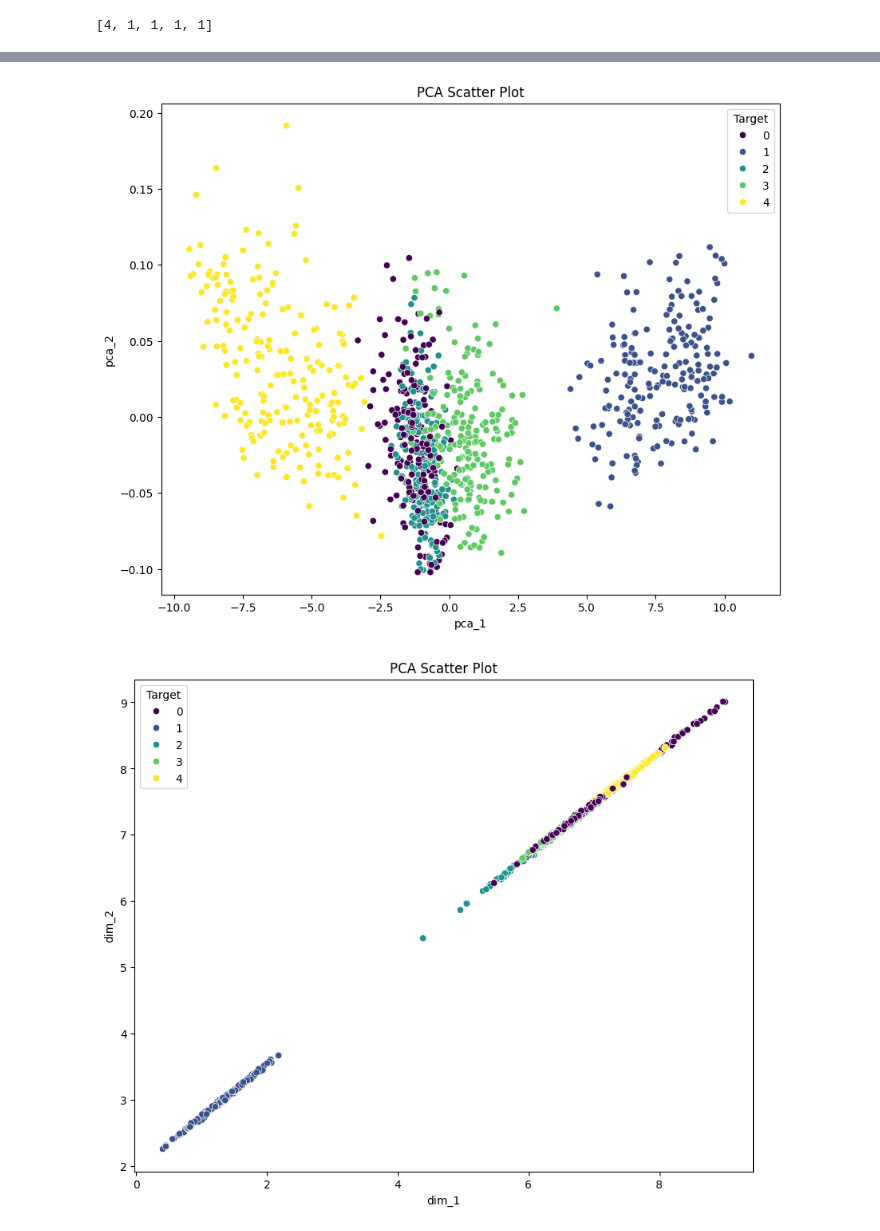
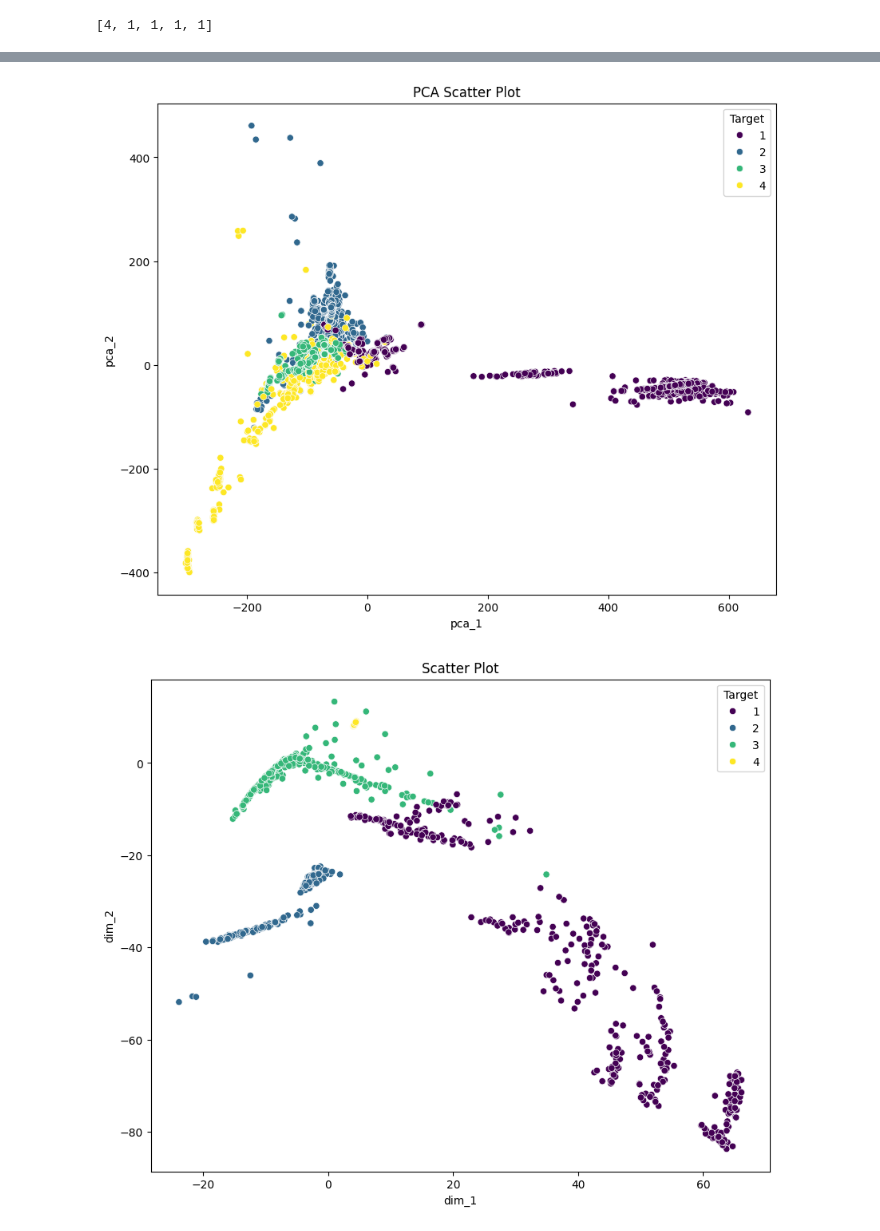
Before and after one commit to KingGeon/ml-testbed, a Jupyter notebook: notebooks/test.ipynb, the cells around one changed output, grey strips where cells are left out. Saved outputs shown, nothing was run; the diff lists cells and outputs as text; code cells hidden in the pictures.

```diff
--- a/notebooks/test.ipynb
+++ b/notebooks/test.ipynb
@@ -19,7 +25,0 @@ checkpoint = torch.load('/home/geon/dev_geon/ml-testbed/src/models/components/my
-# %%
-# 모델 불러오기
-
-loaded_model = CONV_LSTM_Classifier(use_raw = True, use_envelope = True,use_envelope_spectrum = False,  use_stat= True, dense1_out_size = 64, output_size = 5)
-
-# 모델 가중치 불러오기
-loaded_model.load_state_dict(torch.load('/home/geon/dev_geon/ml-testbed/src/models/components/my_model_weights.pth'))
@@ -252,7 +312,7 @@ for motor_power in test_motor_power:
 print(fault_type_count_list)
 
 for motor_power in tqdm.tqdm(test_motor_power, desc='Processing Motor Powers'):
-    test_rms_list, test_motor_data, test_motor_targets = process_motor_power(root, motor_power, 50, fault_type_count_list)
+    test_motor_data, test_motor_targets = process_motor_power(root, motor_power, 50, fault_type_count_list)
 # %% [output]
 [4, 1, 1, 1, 1]
 # %%
@@ -261,8 +321,9 @@ import tqdm
 from typing import List, Tuple
 import librosa
 import scipy.signal as signal
-
-val_motor_power: List[str] = ["11kW"]
+#["2.2kW","3.7kW","15kW","37kW","7.5kW","18.5kW","30kW","55kW","22kW"]
+#["7.5kW","18.5kW","30kW","55kW","22kW"]
+val_motor_power: List[str] = []
 fault_type_dict = {
     "정상": 0,
     "베어링불량": 1,
@@ -271,19 +332,27 @@ fault_type_dict = {
     "회전체불평형": 4
 }
 root: str = "/home/mongoose01/mongooseai/data/cms/open_source/AI_hub/기계시설물 고장 예지 센서/Training/vibration"
-test_data_list = []
-test_target_list = []
-test_rms_list = []
+
 fault_type_count_list = [0, 0, 0, 0, 0]
-
-for motor_power in val_motor_power:
+train_motor_power = sorted(list(set(os.listdir(root))  - set(test_motor_power) - set(val_motor_power)))
+for motor_power in train_motor_power:
     motor_power_path = os.path.join(root, motor_power)
     for motor in os.listdir(motor_power_path):
         for fault in os.listdir(os.path.join(motor_power_path, motor)):
             fault_type_count_list[fault_type_dict[fault]] += 1
 
 print(fault_type_count_list)
+val_data_list = []
+val_target_list = []
+for motor_power in tqdm.tqdm(train_motor_power, desc='Processing Motor Powers'):
+    val_motor_data, val_motor_targets = process_motor_power(root, motor_power, 120, fault_type_count_list)
+    val_data_list.extend(val_motor_data)
+    val_target_list.extend(val_motor_targets)
+"""
+for motor_power in tqdm.tqdm(test_motor_power, desc='Processing Motor Powers'):
+            motor_data, motor_targets = process_motor_power_normal(root, motor_power, 200, fault_type_count_list)
+            val_data_list.extend(motor_data)
+            val_target_list.extend(motor_targets)
 
-for motor_power in tqdm.tqdm(val_motor_power, desc='Processing Motor Powers'):
-    val_rms_list, val_motor_data, val_motor_targets = process_motor_power(root, motor_power, 50, fault_type_count_list)
+"""
 # %% [output]
@@ -322,7 +361,7 @@ for motor_power in tqdm.tqdm(val_motor_power, desc='Processing Motor Powers'):
 # %%
 
 test_stacked_array = np.stack(test_motor_data[:],axis = 0)
-val_stacked_array = np.stack(val_motor_data[:],axis = 0)
+val_stacked_array = np.stack(val_data_list[:],axis = 0)
 # %%
 
 test_hi = loaded_model.forward(torch.Tensor(test_stacked_array))
@@ -391,31 +492,31 @@ plt.show()
 # %%
 import numpy as np
 from sklearn.decomposition import PCA
 import seaborn as sns
 import matplotlib.pyplot as plt
 
 # 임베딩 결과와 타겟 레이블 데이터 예시 (임의로 생성)
 embeddings =val_bye.detach().numpy()  # requires_grad=False로 설정한 데이터
-target_labels = val_motor_targets  # 타겟 레이블 리스트
+target_labels = val_target_list  # 타겟 레이블 리스트
 
 # PCA 모델 생성 및 학습
 pca = PCA(n_components=2)
 pca_results = pca.fit_transform(embeddings)
 
 # 결과를 데이터 프레임으로 변환
 pca_df = pd.DataFrame(data={'pca_1': pca_results[:, 0], 'pca_2': pca_results[:, 1], 'Target': target_labels[:]})
 
 # Seaborn을 사용하여 산점도 그리기
 plt.figure(figsize=(10, 8))
 sns.scatterplot(data=pca_df, x='pca_1', y='pca_2', hue='Target', palette='viridis')
 
 # 그래프 제목 추가
 plt.title('PCA Scatter Plot')
 
 # 그래프 표시
 plt.show()
 # %% [output]
-[figure, old version]
+[figure, new version]
 # %%
 import numpy as np
 from sklearn.decomposition import PCA
@@ -436,12 +537,12 @@ plt.figure(figsize=(10, 8))
 sns.scatterplot(data=df, x='dim_1', y='dim_2', hue='Target', palette='viridis')
 
 # 그래프 제목 추가
-plt.title('PCA Scatter Plot')
+plt.title('Scatter Plot')
 
 # 그래프 표시
 plt.show()
 # %% [output]
-[figure, old version]
+[figure, new version]
 # %%
 import numpy as np
 from sklearn.decomposition import PCA
```
Also changed, not shown: parts of 29 cells of this notebook, 39 other files.
